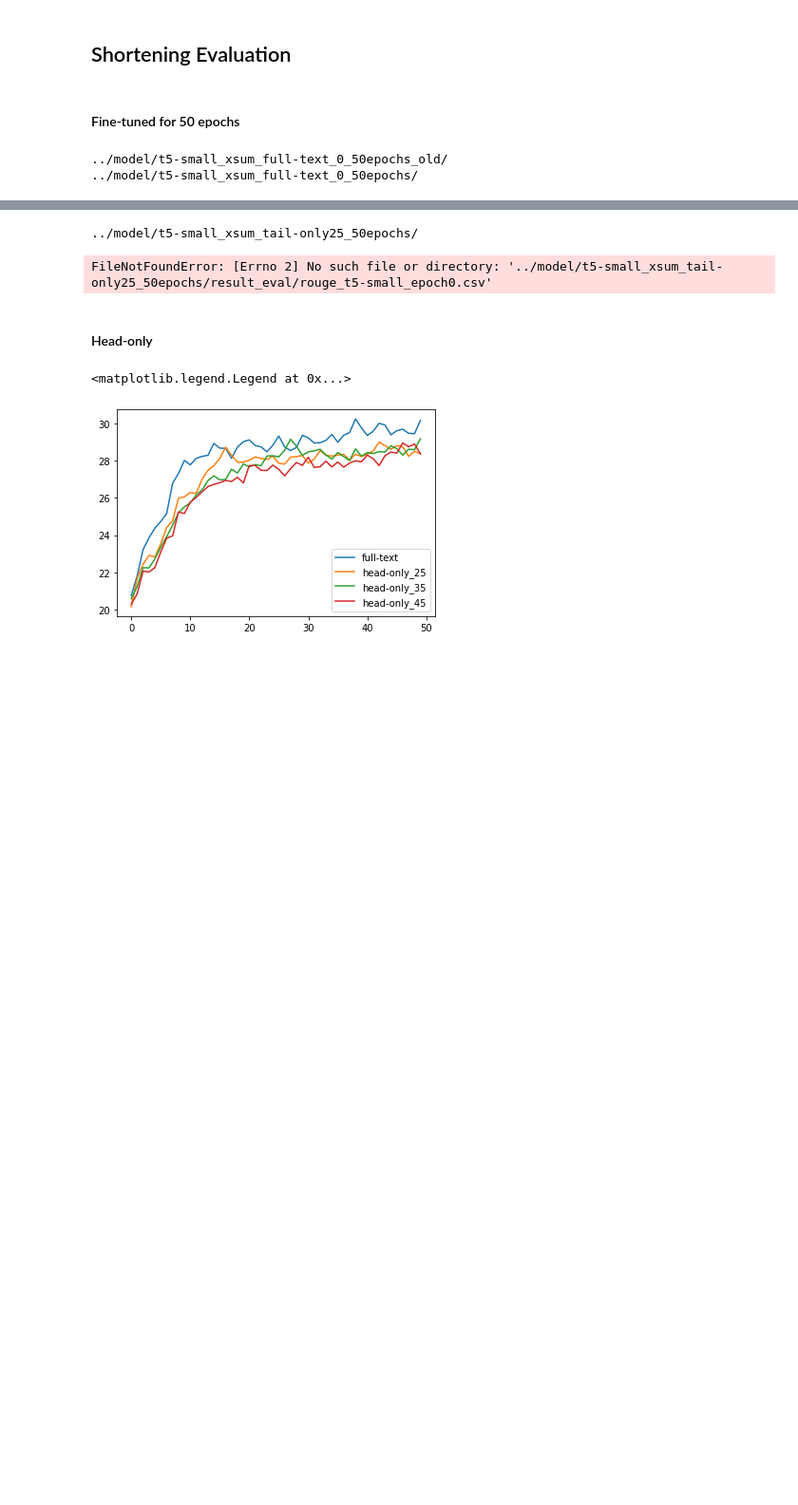
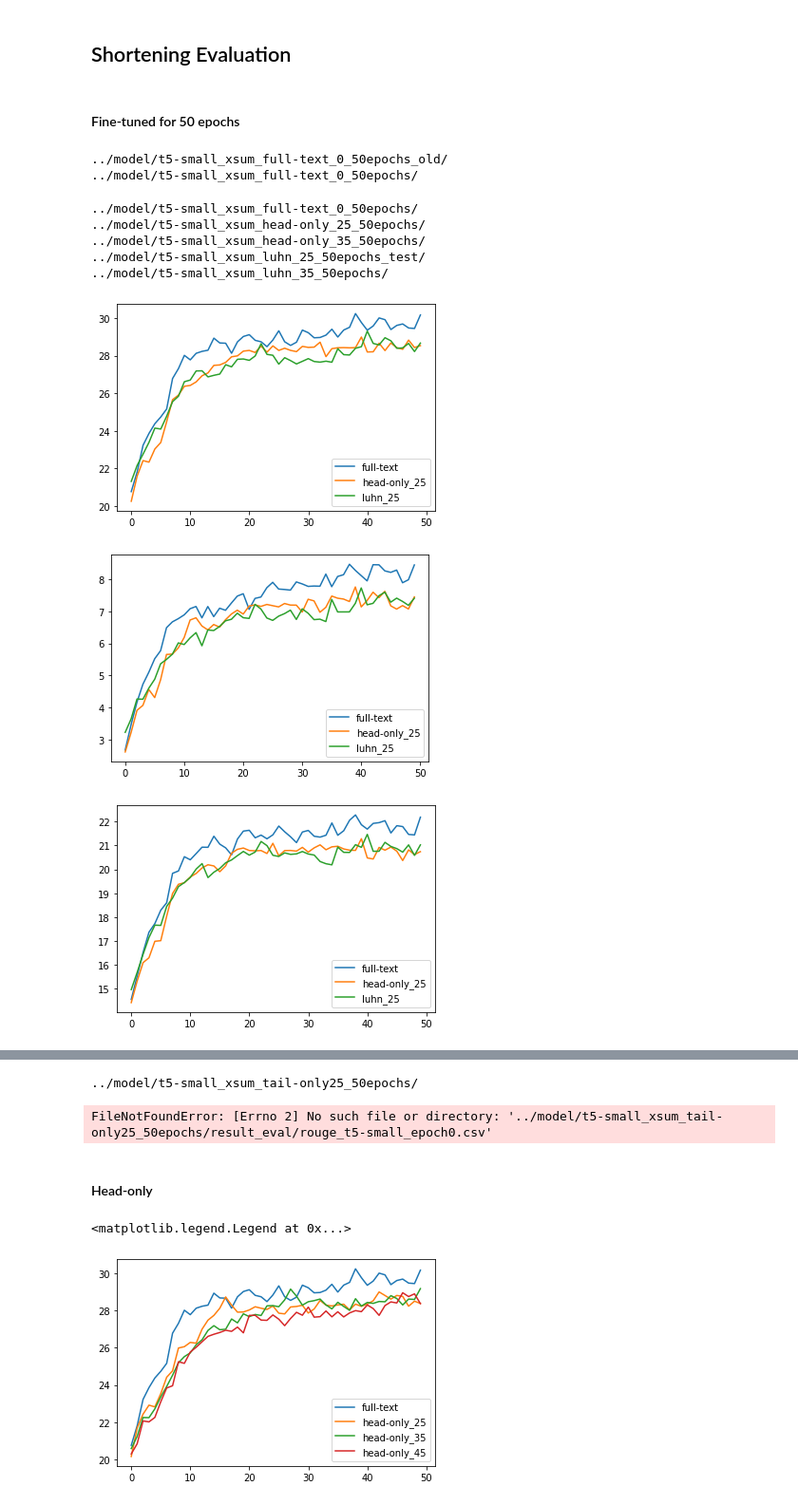
Before and after one commit to beaupranisaa/Text-Summarization, a Jupyter notebook: analysis/Shortening_Evaluation_50epochs.ipynb, the cells around one changed output, grey strips where cells are left out. Shown: that part at 95% size. Cells and saved outputs as stored; diff of their text form; code cells hidden in the pictures; blank space fills up the shorter version.

Commit message:
luhn done

```diff
--- a/analysis/Shortening_Evaluation_50epochs.ipynb
+++ b/analysis/Shortening_Evaluation_50epochs.ipynb
@@ -36,3 +36,51 @@ rougescores_fulltext = rougescore_fulltext.getscore_ave()
 # %% [output]
 ../model/t5-small_xsum_full-text_0_50epochs_old/
 ../model/t5-small_xsum_full-text_0_50epochs/
+# %%
+path = f"""../model/{model_params["MODEL"]}_{data}_full-text_0_50epochs/"""
+rougescore_fulltext = RougeScore(model = model_params["MODEL"], dataset = data, EPOCH = model_params['TRAIN_EPOCHS'], path = path)
+rougescores_fulltext = rougescore_fulltext.getscore_ave()
+
+path = f"""../model/{model_params["MODEL"]}_{data}_head-only_25_50epochs/"""
+rougescore_head25 = RougeScore(model = model_params["MODEL"], dataset = data, EPOCH = model_params['TRAIN_EPOCHS'], path = path)
+rougescores_head25 = rougescore_head25.getscore_ave()
+
+path = f"""../model/{model_params["MODEL"]}_{data}_head-only_35_50epochs/"""
+rougescore_head35 = RougeScore(model = model_params["MODEL"], dataset = data, EPOCH = model_params['TRAIN_EPOCHS'], path = path)
+rougescores_head35 = rougescore_head35.getscore_ave()
+
+path = f"""../model/{model_params["MODEL"]}_{data}_luhn_25_50epochs_test/"""
+rougescore_luhn25 = RougeScore(model = model_params["MODEL"], dataset = data, EPOCH = model_params['TRAIN_EPOCHS'], path = path)
+rougescores_luhn25 = rougescore_luhn25.getscore_ave()
+
+path = f"""../model/{model_params["MODEL"]}_{data}_luhn_35_50epochs/"""
+rougescore_luhn35 = RougeScore(model = model_params["MODEL"], dataset = data, EPOCH = model_params['TRAIN_EPOCHS'], path = path)
+rougescores_luhn35 = rougescore_luhn35.getscore_ave()
+# %% [output]
+../model/t5-small_xsum_full-text_0_50epochs/
+../model/t5-small_xsum_head-only_25_50epochs/
+../model/t5-small_xsum_head-only_35_50epochs/
+../model/t5-small_xsum_luhn_25_50epochs_test/
+../model/t5-small_xsum_luhn_35_50epochs/
+# %%
+plt.plot(rougescores_fulltext['rouge1'], label = 'full-text')
+plt.plot(rougescores_head25['rouge1'], label = 'head-only_25')
+plt.plot(rougescores_luhn25['rouge1'], label = 'luhn_25')
+plt.legend()
+plt.show()
+
+plt.plot(rougescores_fulltext['rouge2'], label = 'full-text')
+plt.plot(rougescores_head25['rouge2'], label = 'head-only_25')
+plt.plot(rougescores_luhn25['rouge2'], label = 'luhn_25')
+plt.legend()
+plt.show()
+
+plt.plot(rougescores_fulltext['rougeL'], label = 'full-text')
+plt.plot(rougescores_head25['rougeL'], label = 'head-only_25')
+plt.plot(rougescores_luhn25['rougeL'], label = 'luhn_25')
+plt.legend()
+plt.show()
+# %% [output]
+[figure, added]
+[figure, added]
+[figure, added]
```
Also changed, not shown: parts of 2 cells of this notebook, 8 other files.
